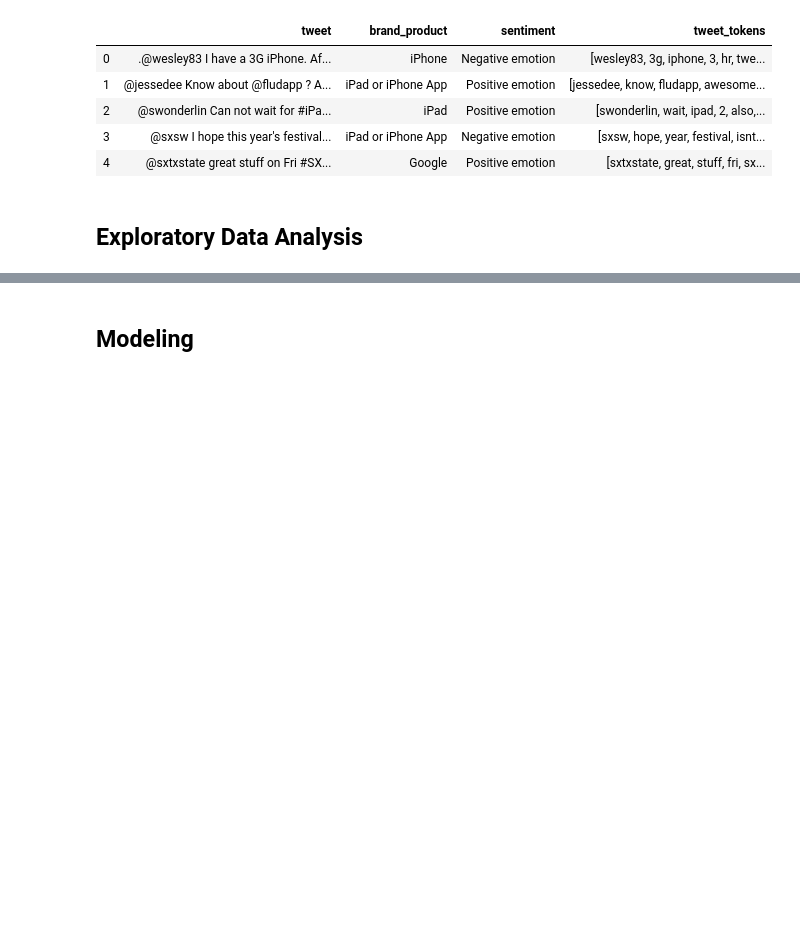
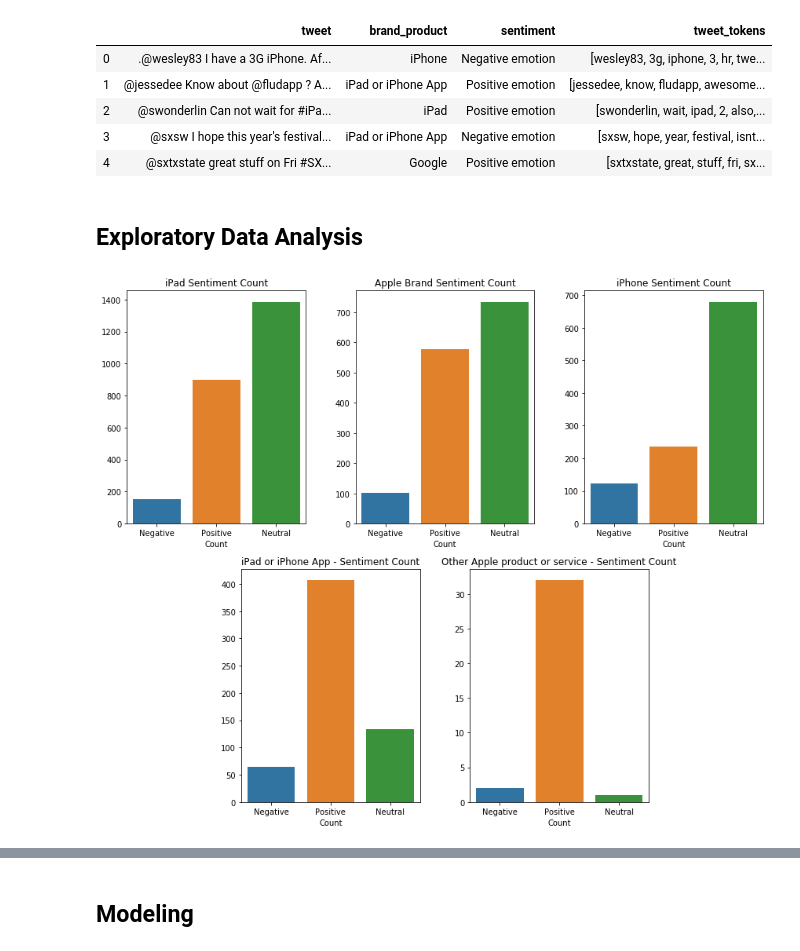
Before and after one commit to jeremy-lee93/nlp-brand-sentiment-analysis, a Jupyter notebook: EDA_and_modeling.ipynb, the cells around one changed output, grey strips where cells are left out. Cells and saved outputs as stored; diff of their text form; code cells hidden in the pictures; blank space fills up the shorter version.

Commit message:
added plots for eda and functions to add features

```diff
--- a/EDA_and_modeling.ipynb
+++ b/EDA_and_modeling.ipynb
@@ -493,3 +493,59 @@ df_branded.head()
 | 4 | @sxtxstate great stuff on Fri #SX... | Google | Positive emotion | [sxtxstate, great, stuff, fri, sx... |
 # %% [markdown]
 ## Exploratory Data Analysis
+# %%
+plt.figure(figsize=(12,10))
+ax1 = plt.subplot2grid(shape=(2,6), loc=(0,0), colspan=2)
+ax2 = plt.subplot2grid((2,6), (0,2), colspan=2)
+ax3 = plt.subplot2grid((2,6), (0,4), colspan=2)
+ax4 = plt.subplot2grid((2,6), (1,1), colspan=2)
+ax5 = plt.subplot2grid((2,6), (1,3), colspan=2)
+
+sns.barplot(x=df_branded.loc[df_branded.brand_product == 'iPad']['sentiment'].value_counts().index,
+            y=df_branded.loc[df_branded.brand_product == 'iPad']['sentiment'].value_counts().values,
+            data=df_branded.loc[df_branded.brand_product == 'iPad'],
+            ax=ax1)
+ax1.set_xticklabels(['Negative', 'Positive', 'Neutral'])
+ax1.set_xlabel('Sentiment')
+ax1.set_xlabel('Count')
+ax1.set_title('iPad Sentiment Count')
+
+sns.barplot(x=df_branded.loc[df_branded.brand_product == 'Apple']['sentiment'].value_counts().index,
+            y=df_branded.loc[df_branded.brand_product == 'Apple']['sentiment'].value_counts().values,
+            data=df_branded.loc[df_branded.brand_product == 'Apple'],
+            ax=ax2)
+ax2.set_xticklabels(['Negative', 'Positive', 'Neutral'])
+ax2.set_xlabel('Sentiment')
+ax2.set_xlabel('Count')
+ax2.set_title('Apple Brand Sentiment Count')
+
+sns.barplot(x=df_branded.loc[df_branded.brand_product == 'iPhone']['sentiment'].value_counts().index,
+            y=df_branded.loc[df_branded.brand_product == 'iPhone']['sentiment'].value_counts().values,
+            data=df_branded.loc[df_branded.brand_product == 'iPhone'],
+            ax=ax3)
+ax3.set_xticklabels(['Negative', 'Positive', 'Neutral'])
+ax3.set_xlabel('Sentiment')
+ax3.set_xlabel('Count')
+ax3.set_title('iPhone Sentiment Count')
+
+sns.barplot(x=df_branded.loc[df_branded.brand_product == 'iPad or iPhone App']['sentiment'].value_counts().index,
+            y=df_branded.loc[df_branded.brand_product == 'iPad or iPhone App']['sentiment'].value_counts().values,
+            data=df_branded.loc[df_branded.brand_product == 'iPad or iPhone App'],
+            ax=ax4)
+ax4.set_xticklabels(['Negative', 'Positive', 'Neutral'])
+ax4.set_xlabel('Sentiment')
+ax4.set_xlabel('Count')
+ax4.set_title('iPad or iPhone App - Sentiment Count')
+
+sns.barplot(x=df_branded.loc[df_branded.brand_product == 'Other Apple product or service']['sentiment'].value_counts().index,
+            y=df_branded.loc[df_branded.brand_product == 'Other Apple product or service']['sentiment'].value_counts().values,
+            data=df_branded.loc[df_branded.brand_product == 'Other Apple product or service'],
+            ax=ax5)
+ax5.set_xticklabels(['Negative', 'Positive', 'Neutral'])
+ax5.set_xlabel('Sentiment')
+ax5.set_xlabel('Count')
+ax5.set_title('Other Apple product or service - Sentiment Count')
+
+plt.tight_layout()
+# %% [output]
+[figure, added]
```
Also changed, not shown: parts of 15 cells of this notebook.
